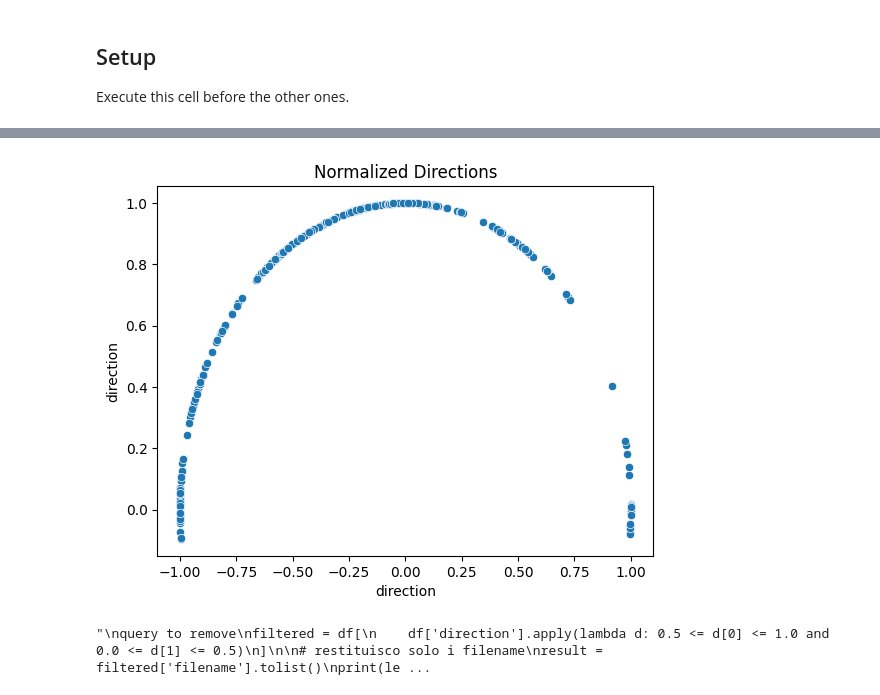
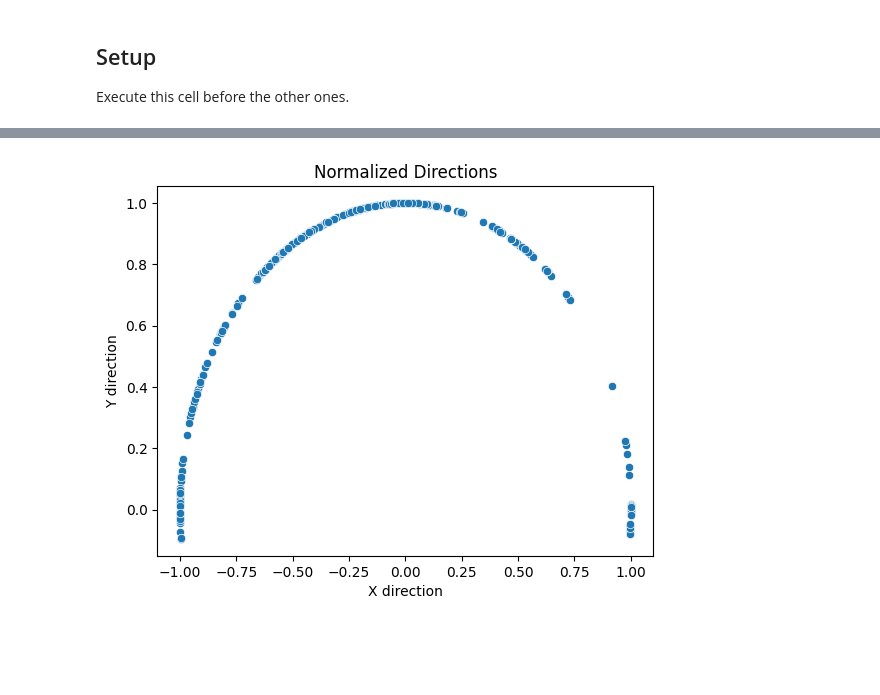
Before and after one commit to GiovaSpine/foosball-in-perspective-detection, a Jupyter notebook: notebooks/labels_profiling.ipynb, the cells around one changed output, grey strips where cells are left out. Saved outputs shown, nothing was run; the diff lists cells and outputs as text; code cells hidden in the pictures; blank space fills up the shorter version.

```diff
--- a/notebooks/labels_profiling.ipynb
+++ b/notebooks/labels_profiling.ipynb
@@ -33,21 +37,8 @@ plt.show()
 # %%
 sns.scatterplot(data=df, x=df['direction'].str[0], y=df['direction'].str[1])
 plt.title("Normalized Directions")
+plt.xlabel("X direction")
+plt.ylabel("Y direction")
 plt.show()
 # %% [output]
-[figure, old version]
+[figure, new version]
-# %%
-'''
-query to remove
-filtered = df[
-    df['direction'].apply(lambda d: 0.5 <= d[0] <= 1.0 and 0.0 <= d[1] <= 0.5)
-]
-
-# restituisco solo i filename
-result = filtered['filename'].tolist()
-print(len(result))
-for r in result:
-    print(r)
-'''
-# %% [output]
-"\nquery to remove\nfiltered = df[\n    df['direction'].apply(lambda d: 0.5 <= d[0] <= 1.0 and 0.0 <= d[1] <= 0.5)\n]\n\n# restituisco solo i filename\nresult = filtered['filename'].tolist()\nprint(le ...
```
Also changed, not shown: parts of 7 cells of this notebook, 2 other files.
